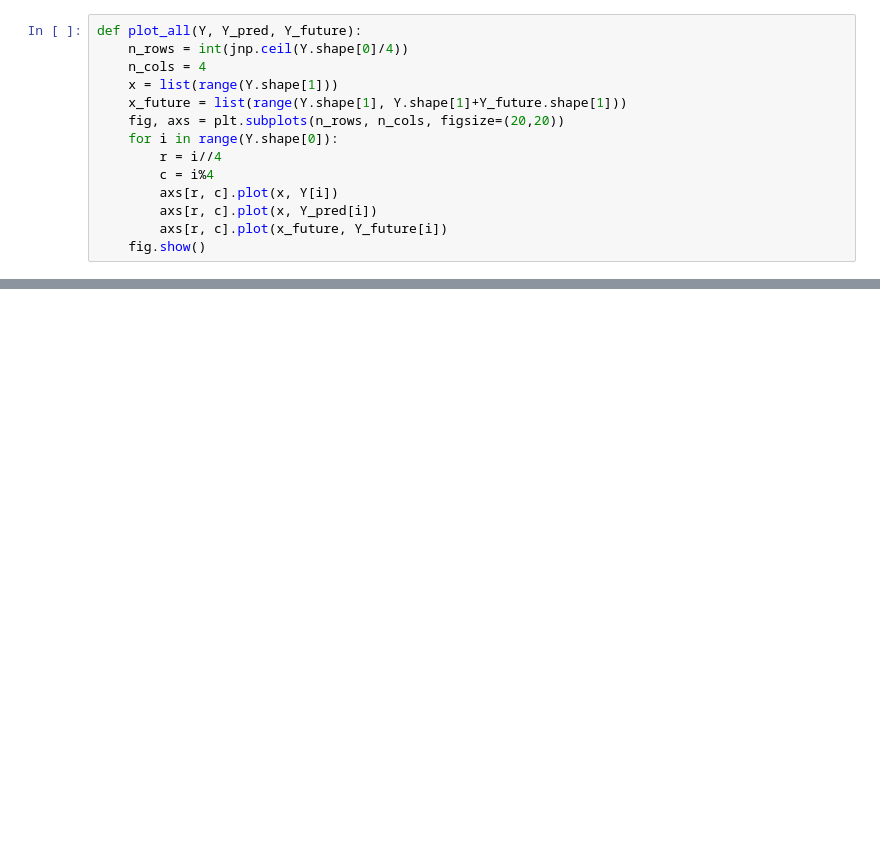
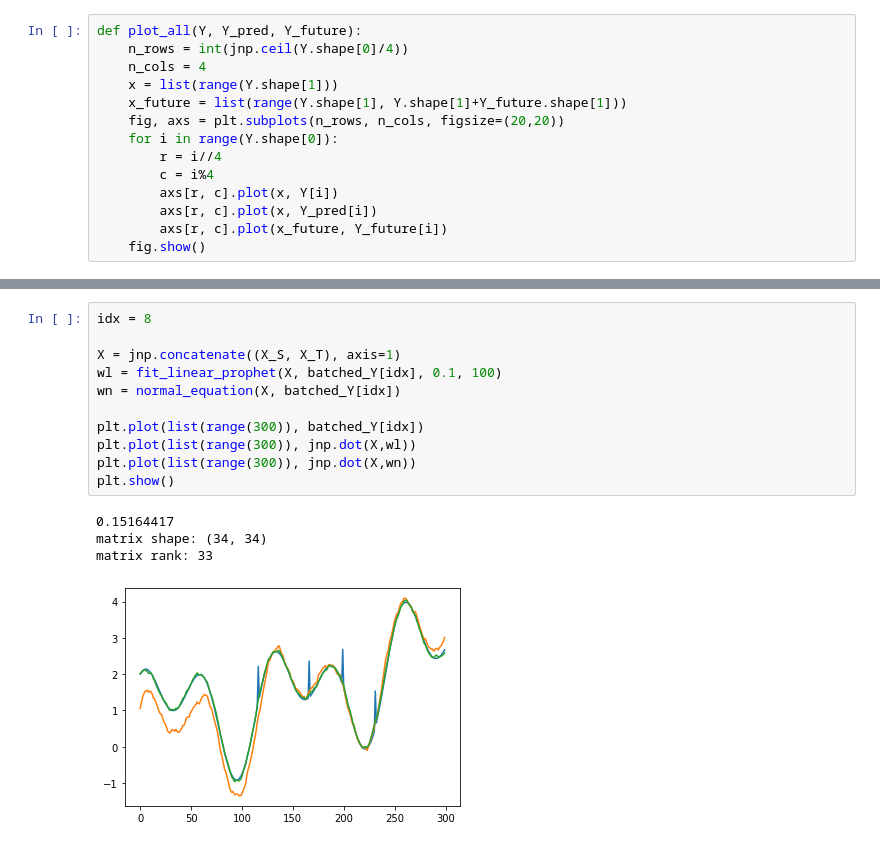
Before and after one commit to DominikHuss/AITech-forecasting, a Jupyter notebook: normal_equation_prophet.ipynb, the cells around one changed output, grey strips where cells are left out. Cells and saved outputs as stored; diff of their text form; blank space fills up the shorter version.

```diff
--- a/normal_equation_prophet.ipynb
+++ b/normal_equation_prophet.ipynb
@@ -195,0 +221,16 @@ plot_all(batched_Y, batched_Y_pred, batched_Y_pred_future)
+# %%
+idx = 8
+
+X = jnp.concatenate((X_S, X_T), axis=1)
+wl = fit_linear_prophet(X, batched_Y[idx], 0.1, 100)
+wn = normal_equation(X, batched_Y[idx])
+
+plt.plot(list(range(300)), batched_Y[idx])
+plt.plot(list(range(300)), jnp.dot(X,wl))
+plt.plot(list(range(300)), jnp.dot(X,wn))
+plt.show()
+# %% [output]
+0.15164417
+matrix shape: (34, 34)
+matrix rank: 33
+[figure, added]
```
Also changed, not shown: parts of 13 cells of this notebook, 6 other files.
